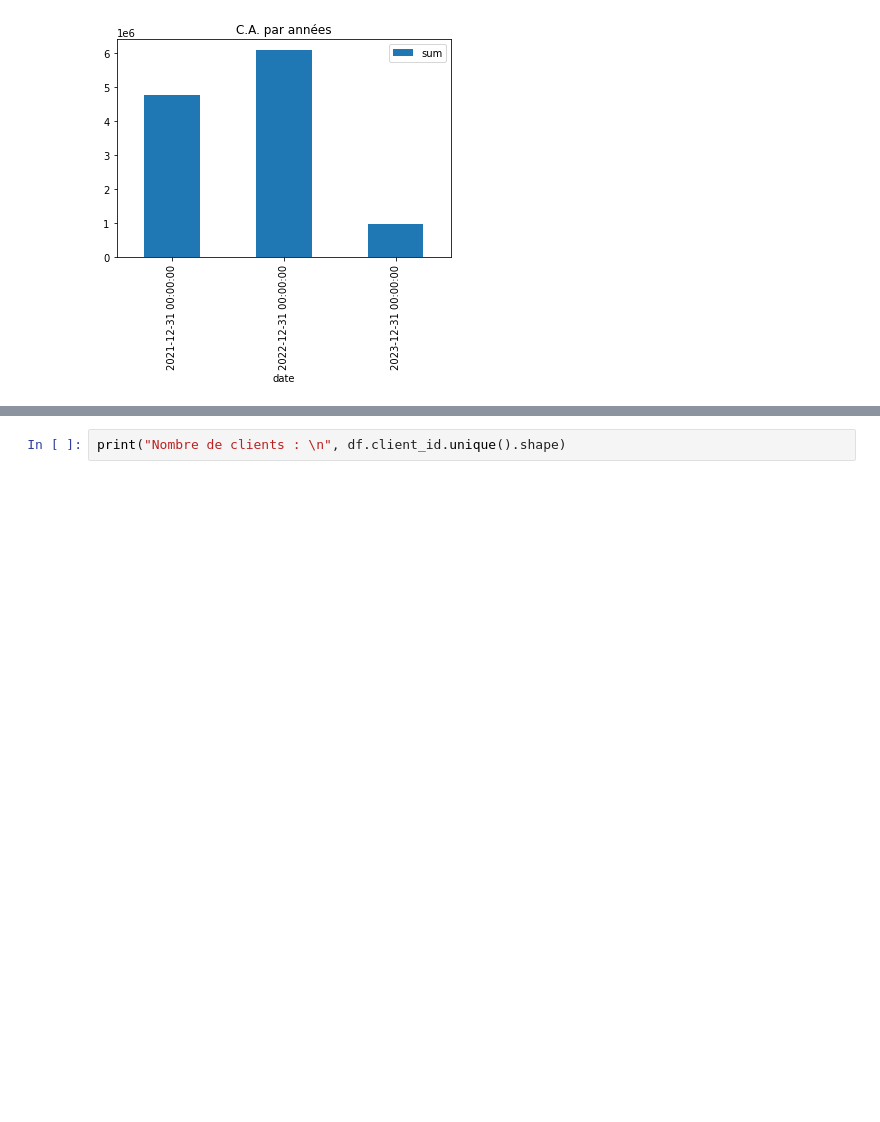
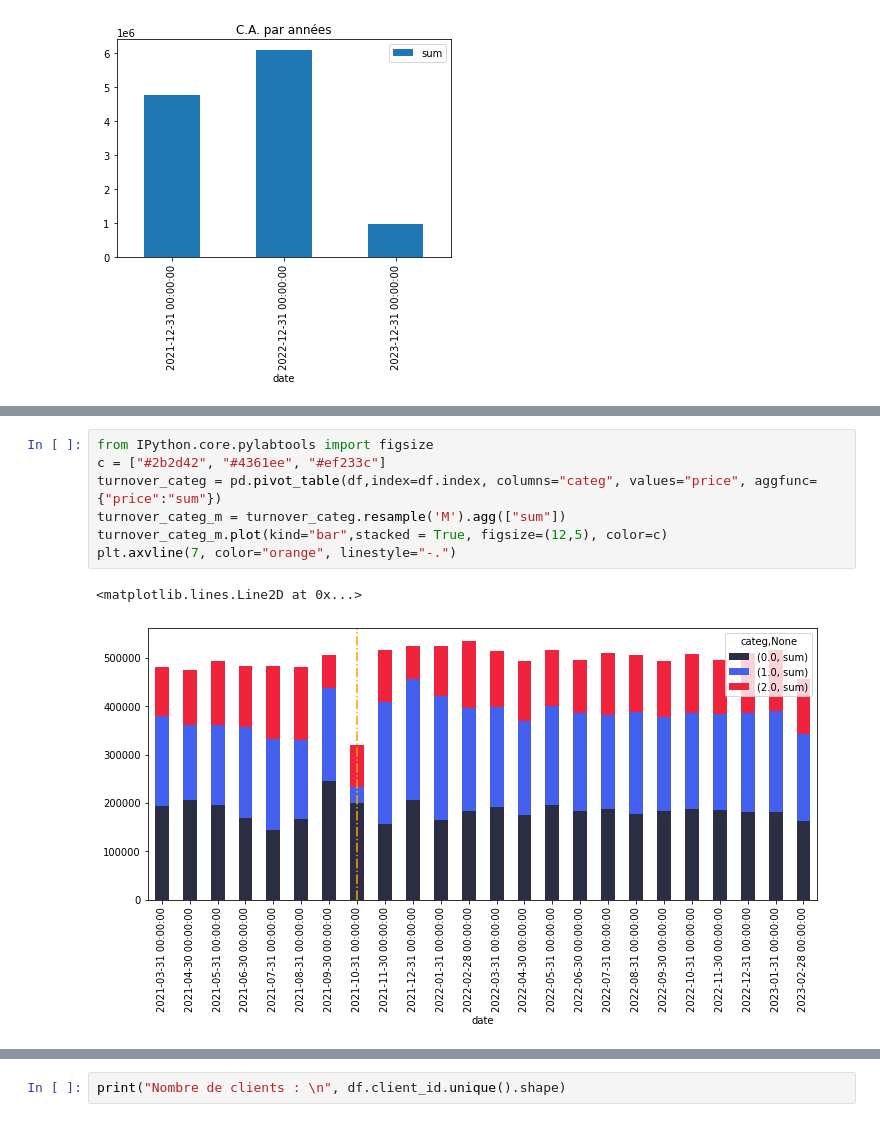
Before and after one commit to Valeeew/Analyze-bookstore-sales, a Jupyter notebook: Turnover_analyze.ipynb, the cells around one changed output, grey strips where cells are left out. Cells and saved outputs as stored; diff of their text form; blank space fills up the shorter version.

```diff
--- a/Turnover_analyze.ipynb
+++ b/Turnover_analyze.ipynb
@@ -92,0 +91,10 @@ plt.show
+# %%
+from IPython.core.pylabtools import figsize
+c = ["#2b2d42", "#4361ee", "#ef233c"]
+turnover_categ = pd.pivot_table(df,index=df.index, columns="categ", values="price", aggfunc={"price":"sum"})
+turnover_categ_m = turnover_categ.resample('M').agg(["sum"])
+turnover_categ_m.plot(kind="bar",stacked = True, figsize=(12,5), color=c)
+plt.axvline(7, color="orange", linestyle="-.")
+# %% [output]
+<matplotlib.lines.Line2D at 0x...>
+[figure, added]
```
Also changed, not shown: parts of 21 cells of this notebook.
